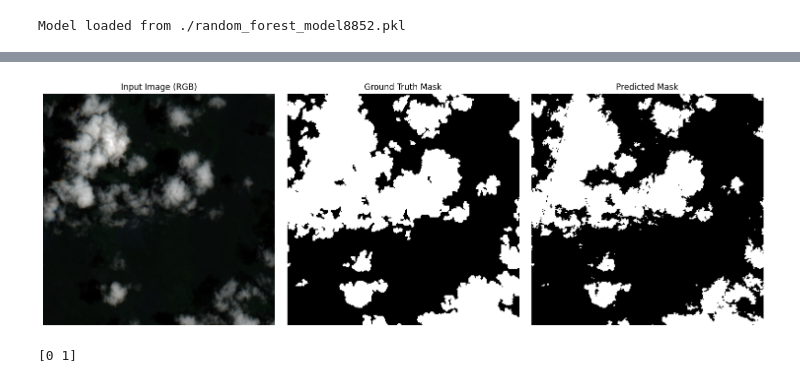
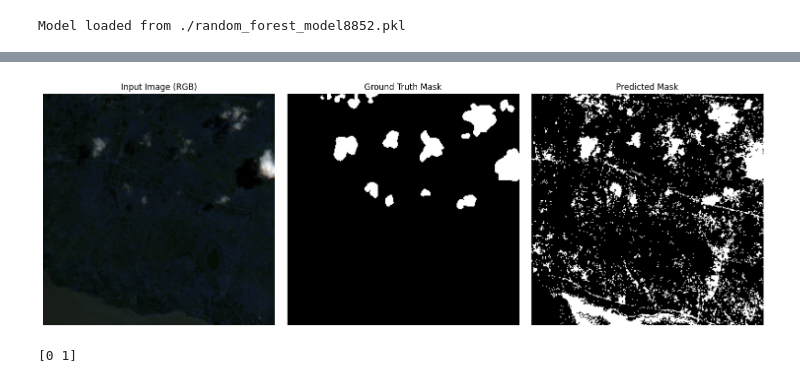
Before and after one commit to marwan995/SI-Project, a Jupyter notebook: MachineLearning/MLNotebook.ipynb, the cells around one changed output, grey strips where cells are left out. Cells and saved outputs as stored; diff of their text form; code cells hidden in the pictures.

```diff
--- a/MachineLearning/MLNotebook.ipynb
+++ b/MachineLearning/MLNotebook.ipynb
@@ -225,5 +225,5 @@ Accuracy: 0.8782
 # %%
-plot_image_mask_pred(model, image_mask_to_array(x_test), y_test, 30)
+plot_image_mask_pred(model, image_mask_to_array(x_test), y_test, 1)
 # %% [output]
-[figure, old version]
+[figure, new version]
 [0 1]
```
Also changed, not shown: parts of 9 cells of this notebook, 1 other file.
